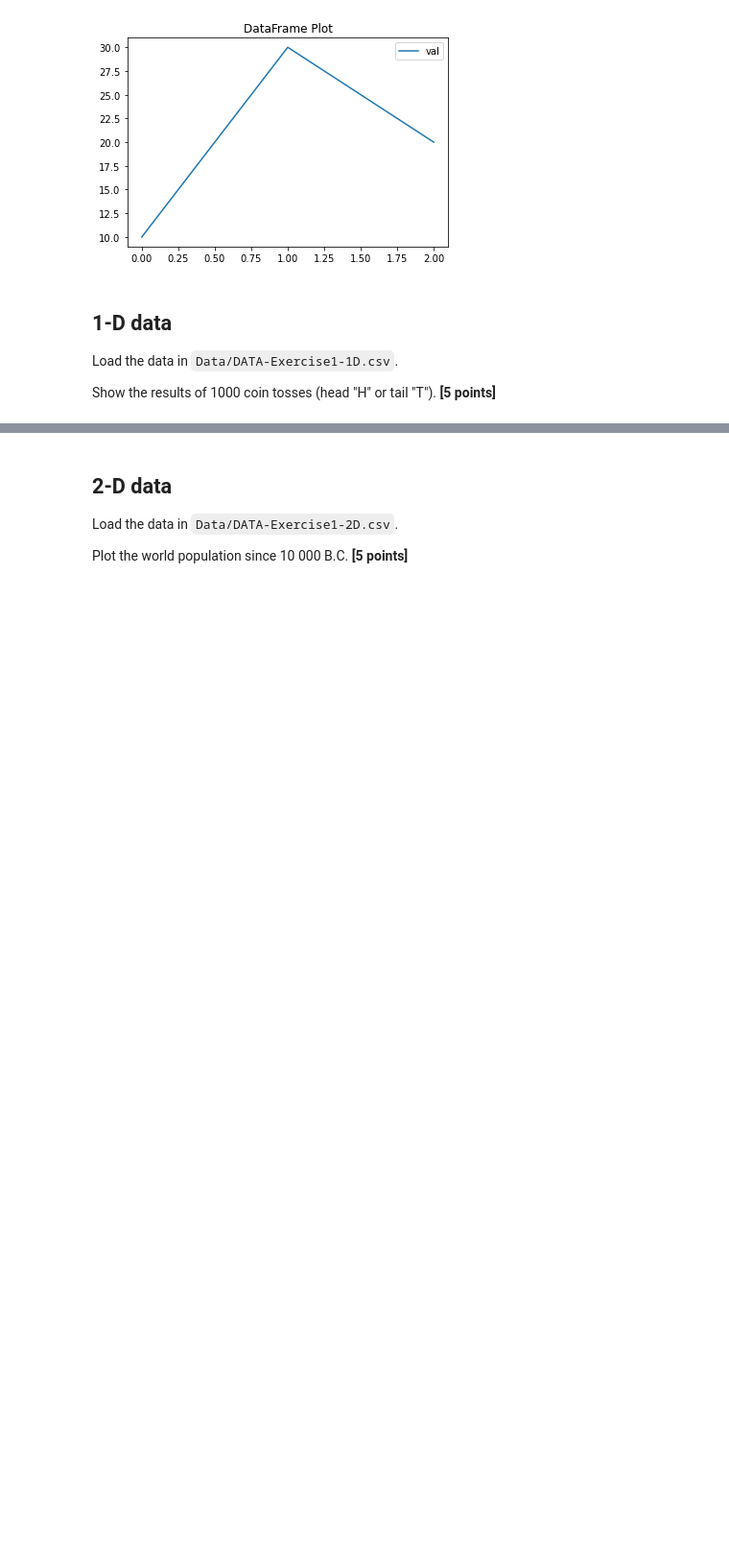
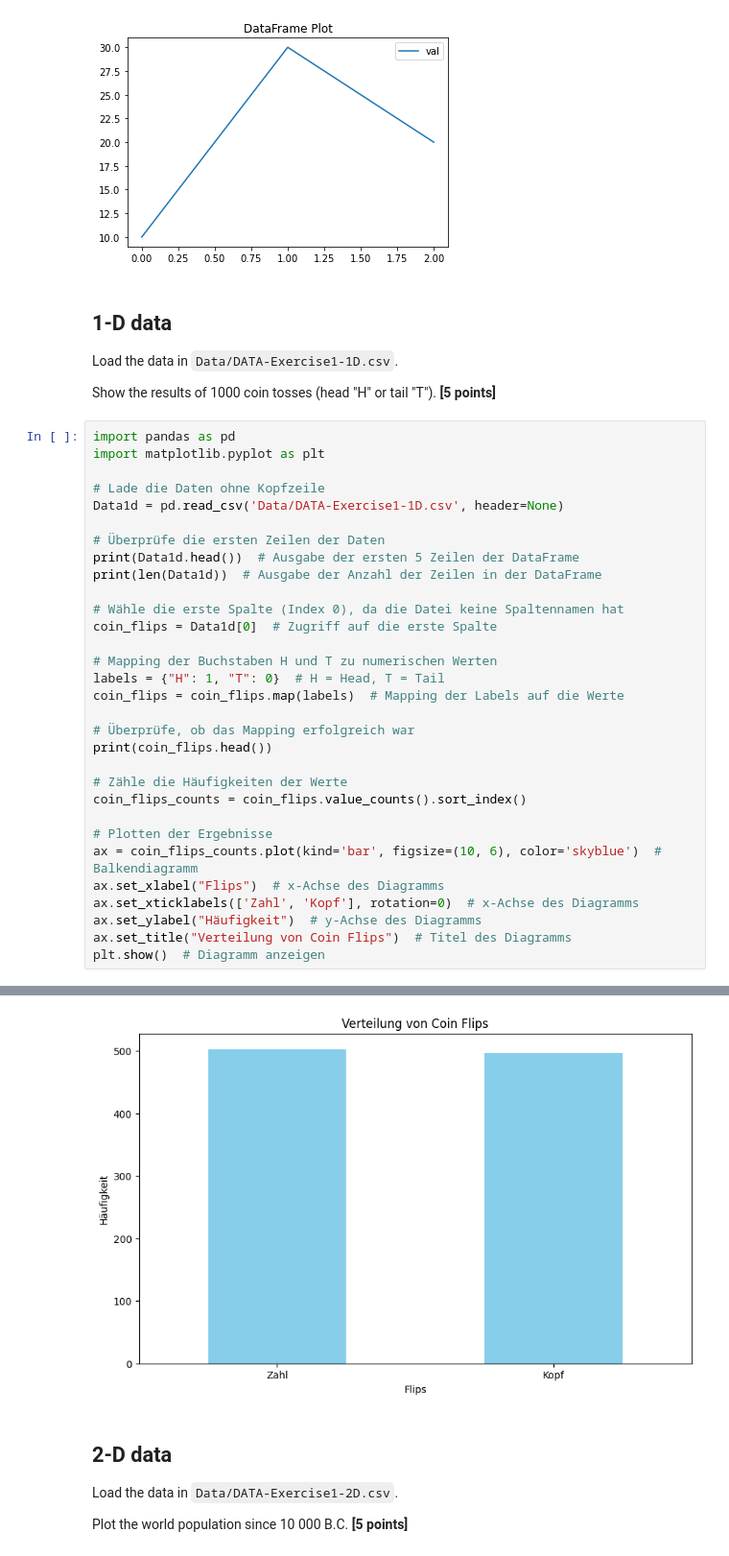
Before and after one commit to DAAP-Summer-2024/intro-to-data-structure-and-data-visualization-PhySicIst25, a Jupyter notebook: assignment_1.ipynb, the cells around one changed output, grey strips where cells are left out. Shown: that part at 96% size. Cells and saved outputs as stored; diff of their text form; blank space fills up the shorter version.

```diff
--- a/assignment_1.ipynb
+++ b/assignment_1.ipynb
@@ -369,3 +369,35 @@ ax = df.plot(title="DataFrame Plot")
 Load the data in `Data/DATA-Exercise1-1D.csv`.
 
 Show the results of 1000 coin tosses (head "H" or tail "T").  **[5 points]**
+# %%
+import pandas as pd
+import matplotlib.pyplot as plt
+
+# Lade die Daten ohne Kopfzeile
+Data1d = pd.read_csv('Data/DATA-Exercise1-1D.csv', header=None)
+
+# Überprüfe die ersten Zeilen der Daten
+print(Data1d.head())  # Ausgabe der ersten 5 Zeilen der DataFrame
+print(len(Data1d))  # Ausgabe der Anzahl der Zeilen in der DataFrame
+
+# Wähle die erste Spalte (Index 0), da die Datei keine Spaltennamen hat
+coin_flips = Data1d[0]  # Zugriff auf die erste Spalte
+
+# Mapping der Buchstaben H und T zu numerischen Werten
+labels = {"H": 1, "T": 0}  # H = Head, T = Tail
+coin_flips = coin_flips.map(labels)  # Mapping der Labels auf die Werte
+
+# Überprüfe, ob das Mapping erfolgreich war
+print(coin_flips.head())
+
+# Zähle die Häufigkeiten der Werte
+coin_flips_counts = coin_flips.value_counts().sort_index()
+
+# Plotten der Ergebnisse
+ax = coin_flips_counts.plot(kind='bar', figsize=(10, 6), color='skyblue')  # Balkendiagramm
+ax.set_xlabel("Flips")  # x-Achse des Diagramms
+ax.set_xticklabels(['Zahl', 'Kopf'], rotation=0)  # x-Achse des Diagramms
+ax.set_ylabel("Häufigkeit")  # y-Achse des Diagramms
+ax.set_title("Verteilung von Coin Flips")  # Titel des Diagramms
+plt.show()  # Diagramm anzeigen
+# %% [output]
@@ -372,3 +417,4 @@ Show the results of 1000 coin tosses (head "H" or tail "T").  **[5 points]**
+[figure, added]
 # %% [markdown]
 ## 2-D data
 
```
Also changed, not shown: parts of 3 cells of this notebook.
